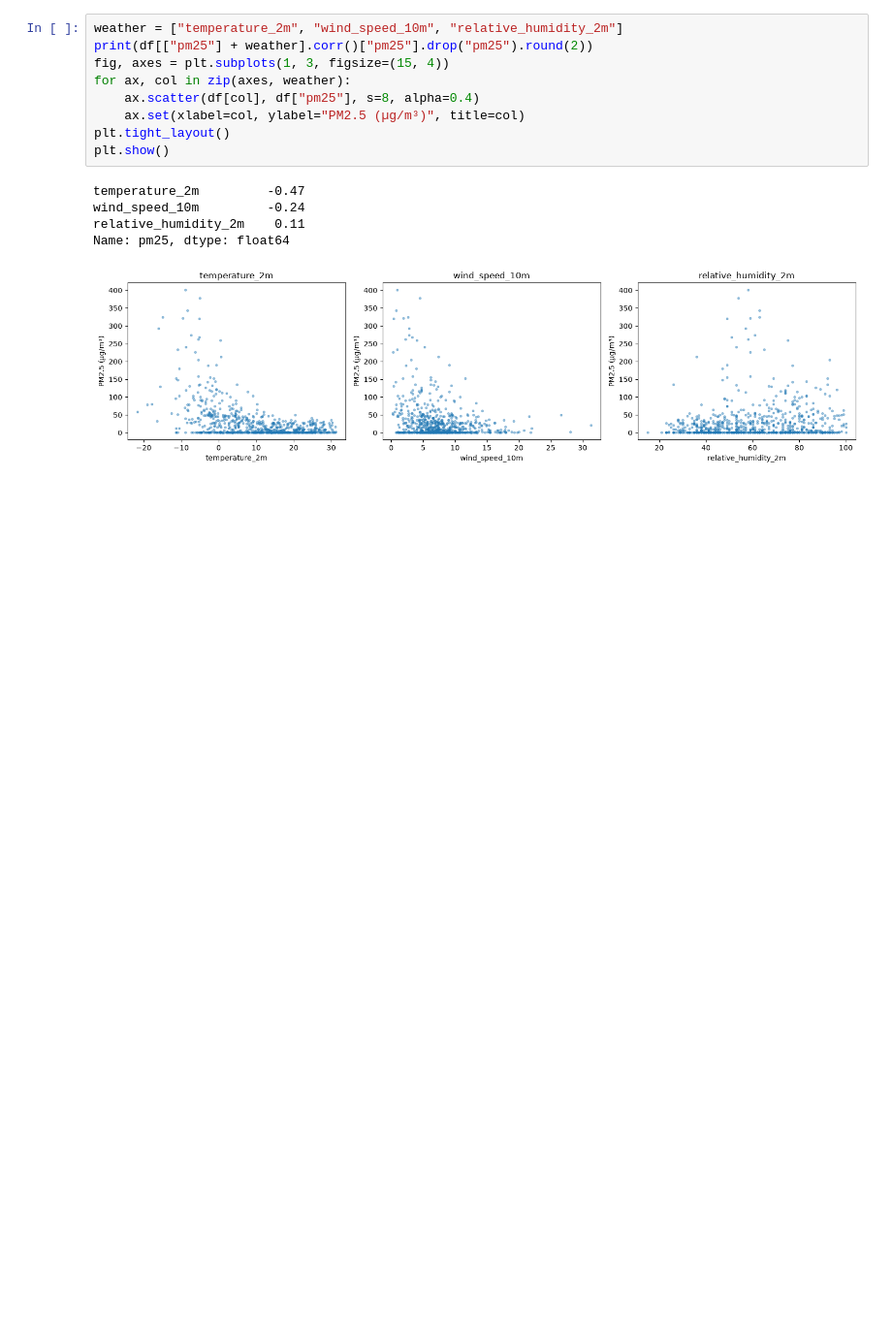
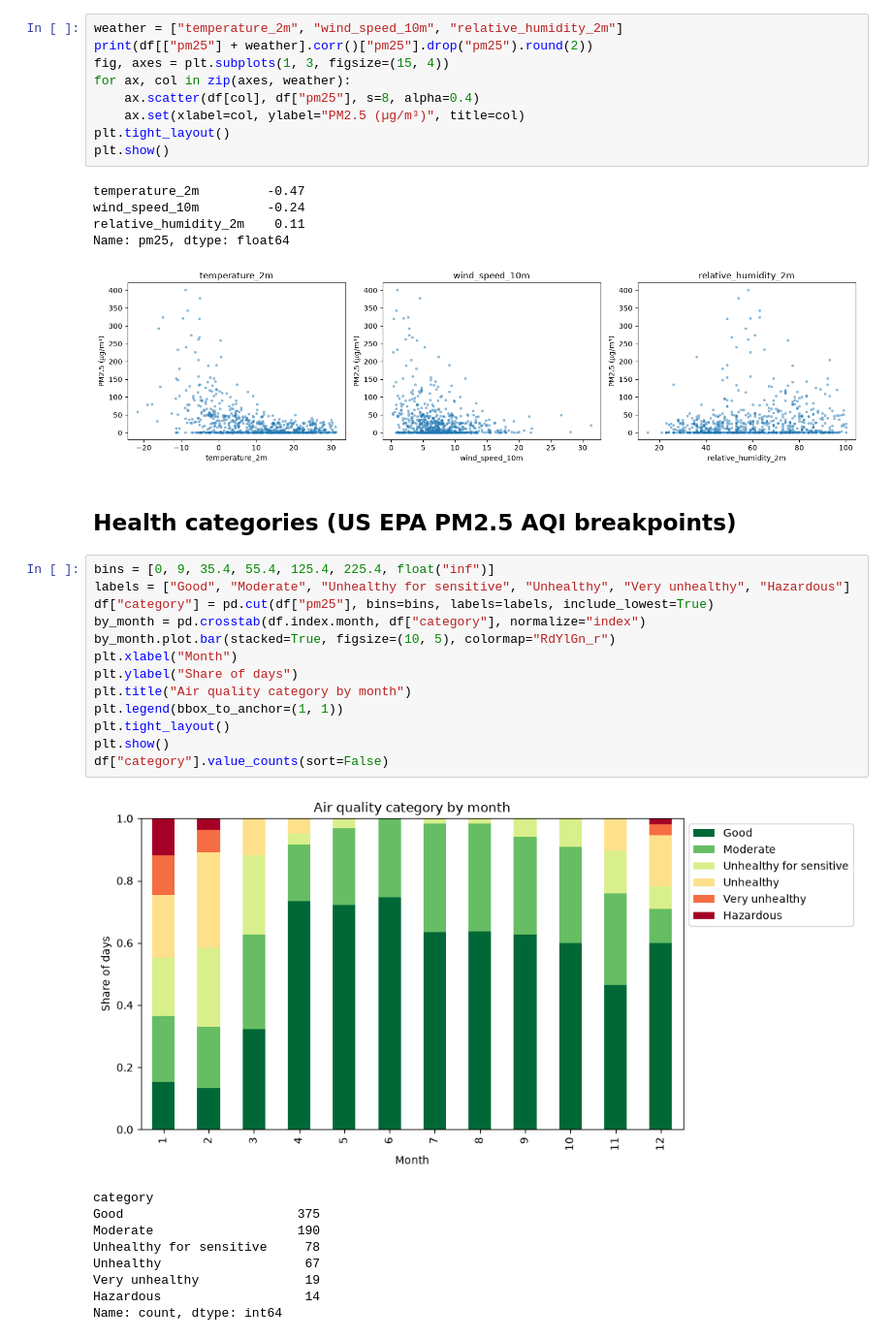
Before and after one commit to akylbek04/kyrgyzstan-open-data-analysis, a Jupyter notebook: notebooks/01_eda.ipynb, the cells around one changed output. Shown at 97% size. Drawn from its saved outputs; the diff is of its cells as text; blank space fills up the shorter version.

Commit message:
EDA: classify days into health categories by month

```diff
--- a/notebooks/01_eda.ipynb
+++ b/notebooks/01_eda.ipynb
@@ -88,3 +88,28 @@ wind_speed_10m         -0.24
 relative_humidity_2m    0.11
 Name: pm25, dtype: float64
 [figure]
+# %% [markdown]
+## Health categories (US EPA PM2.5 AQI breakpoints)
+# %%
+bins = [0, 9, 35.4, 55.4, 125.4, 225.4, float("inf")]
+labels = ["Good", "Moderate", "Unhealthy for sensitive", "Unhealthy", "Very unhealthy", "Hazardous"]
+df["category"] = pd.cut(df["pm25"], bins=bins, labels=labels, include_lowest=True)
+by_month = pd.crosstab(df.index.month, df["category"], normalize="index")
+by_month.plot.bar(stacked=True, figsize=(10, 5), colormap="RdYlGn_r")
+plt.xlabel("Month")
+plt.ylabel("Share of days")
+plt.title("Air quality category by month")
+plt.legend(bbox_to_anchor=(1, 1))
+plt.tight_layout()
+plt.show()
+df["category"].value_counts(sort=False)
+# %% [output]
+[figure, added]
+category
+Good                       375
+Moderate                   190
+Unhealthy for sensitive     78
+Unhealthy                   67
+Very unhealthy              19
+Hazardous                   14
+Name: count, dtype: int64
```
